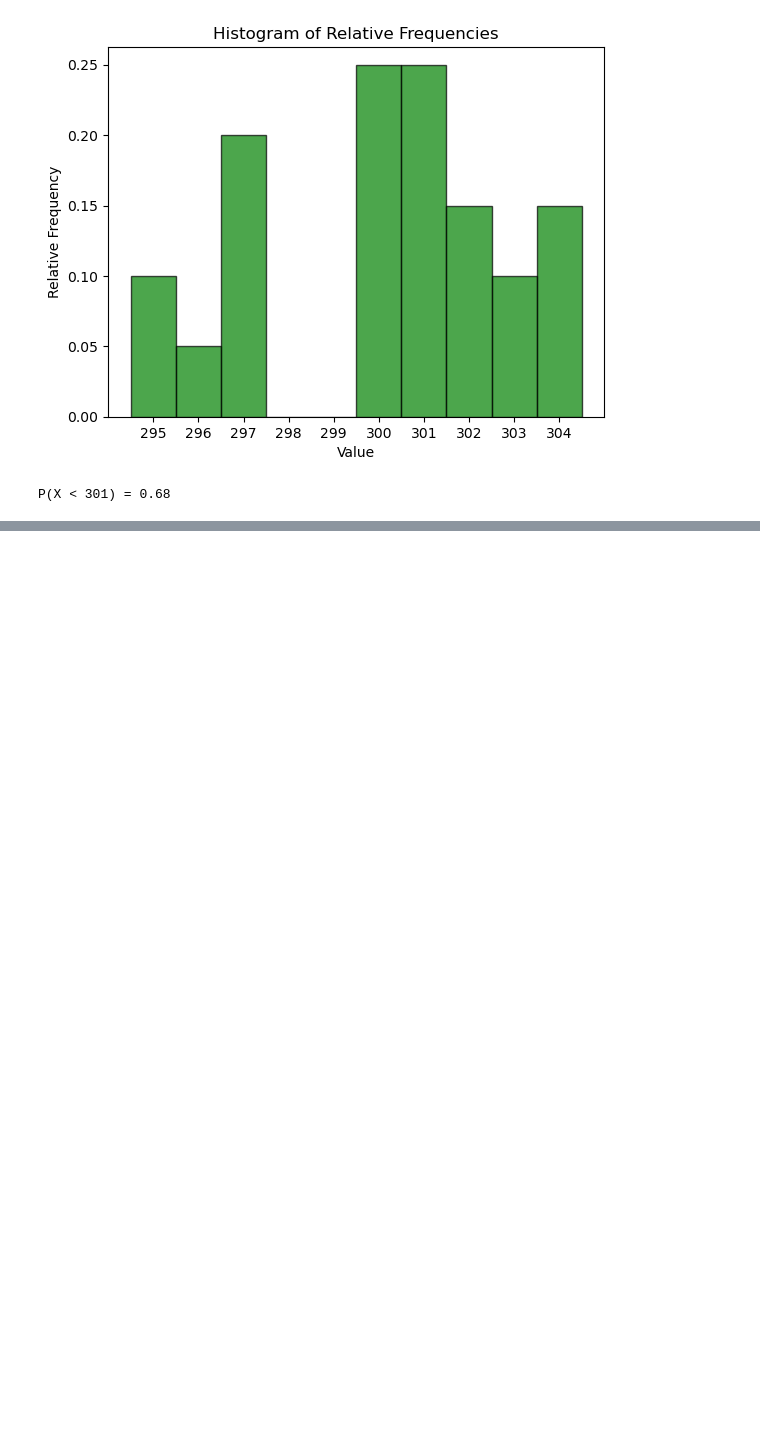
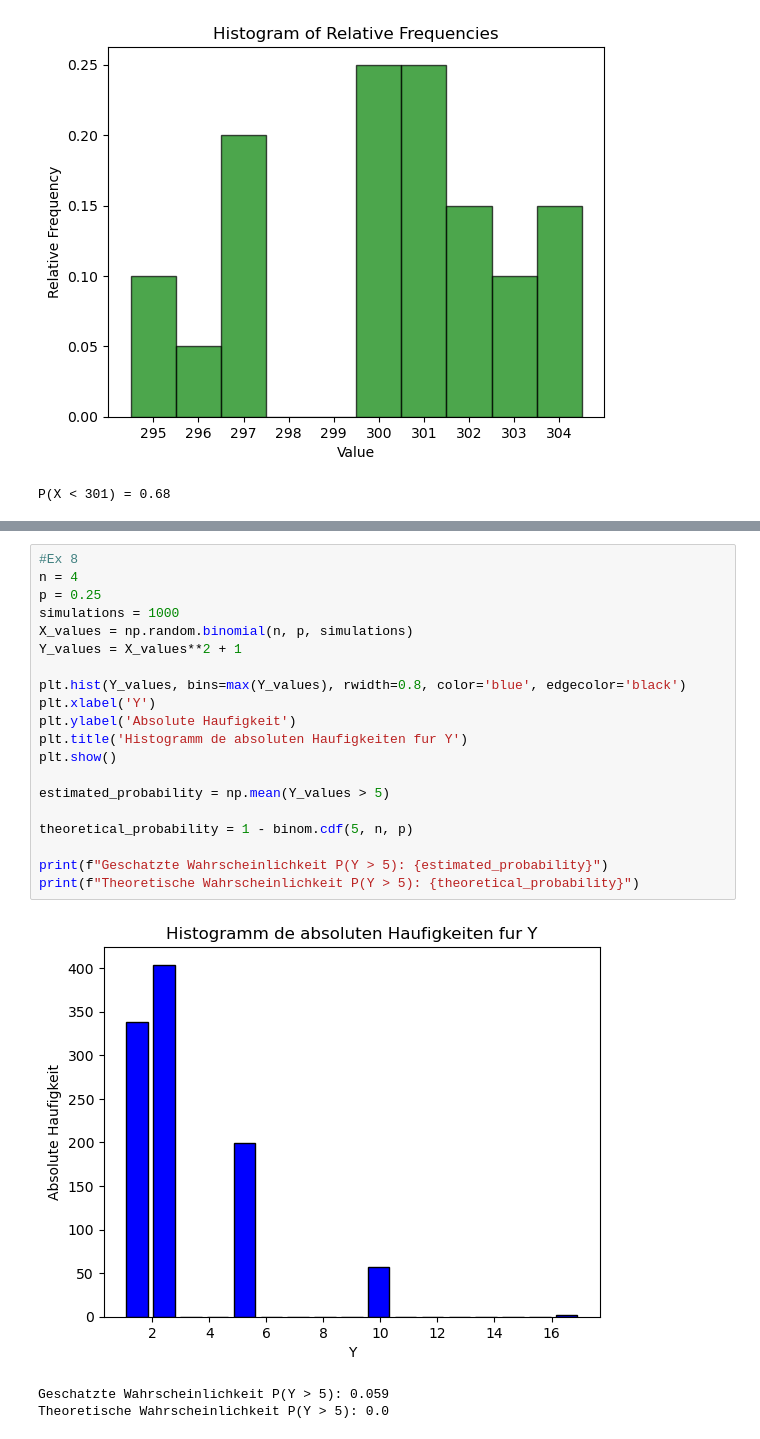
Before and after one commit to LucaTheSorcerer/Probability-And-Statistics, a Jupyter notebook: Labor/ExamPractice.ipynb, the cells around one changed output, grey strips where cells are left out. Cells and saved outputs as stored; diff of their text form; blank space fills up the shorter version.

```diff
--- a/Labor/ExamPractice.ipynb
+++ b/Labor/ExamPractice.ipynb
@@ -114,0 +170,24 @@ P(X < 301) = 0.68
+# %%
+#Ex 8
+n = 4
+p = 0.25
+simulations = 1000
+X_values = np.random.binomial(n, p, simulations)
+Y_values = X_values**2 + 1
+
+plt.hist(Y_values, bins=max(Y_values), rwidth=0.8, color='blue', edgecolor='black')
+plt.xlabel('Y')
+plt.ylabel('Absolute Haufigkeit')
+plt.title('Histogramm de absoluten Haufigkeiten fur Y')
+plt.show()
+
+estimated_probability = np.mean(Y_values > 5)
+
+theoretical_probability = 1 - binom.cdf(5, n, p)
+
+print(f"Geschatzte Wahrscheinlichkeit P(Y > 5): {estimated_probability}")
+print(f"Theoretische Wahrscheinlichkeit P(Y > 5): {theoretical_probability}")
+# %% [output]
+[figure, added]
+Geschatzte Wahrscheinlichkeit P(Y > 5): 0.059
+Theoretische Wahrscheinlichkeit P(Y > 5): 0.0
```
Also changed, not shown: parts of 6 cells of this notebook, 7 other files.
